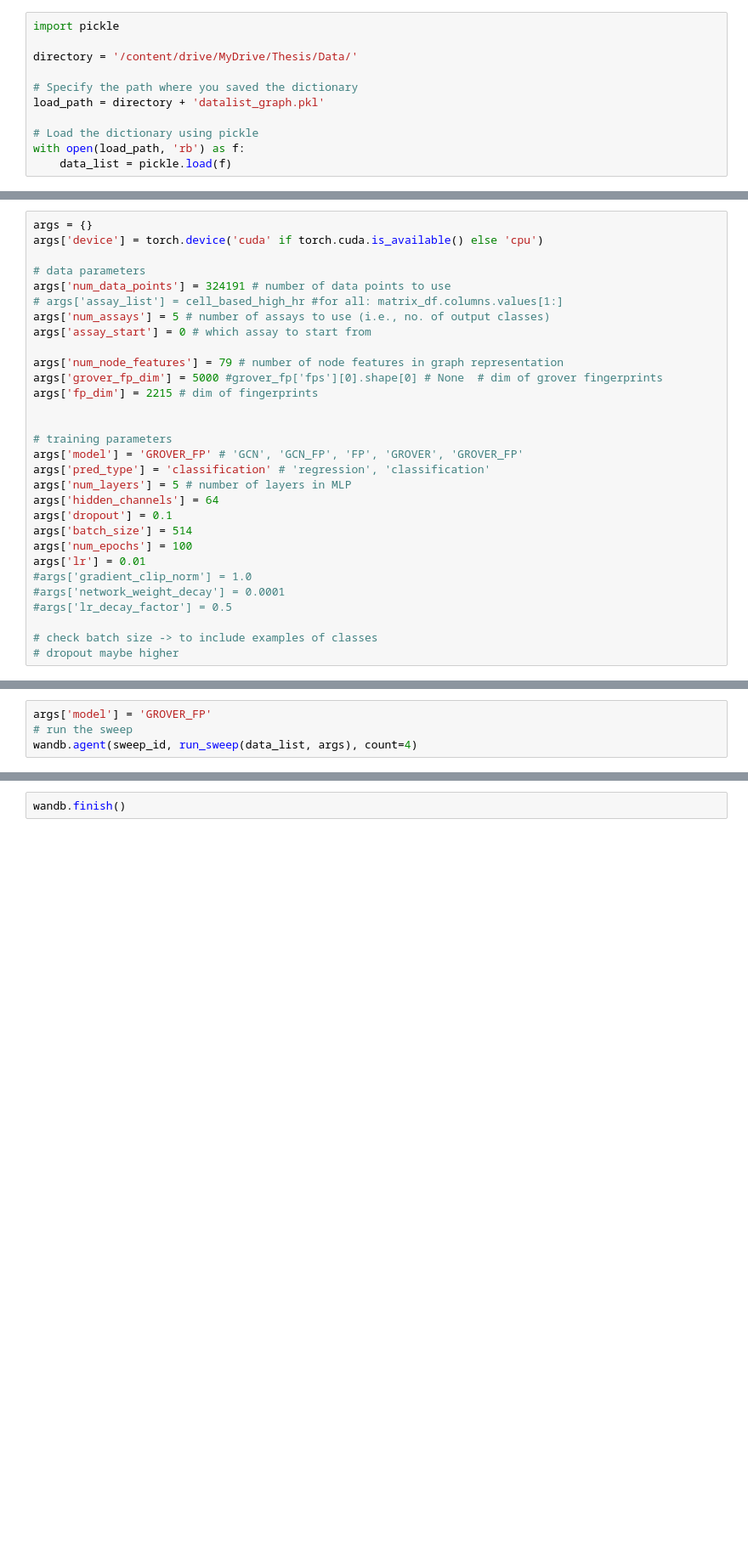
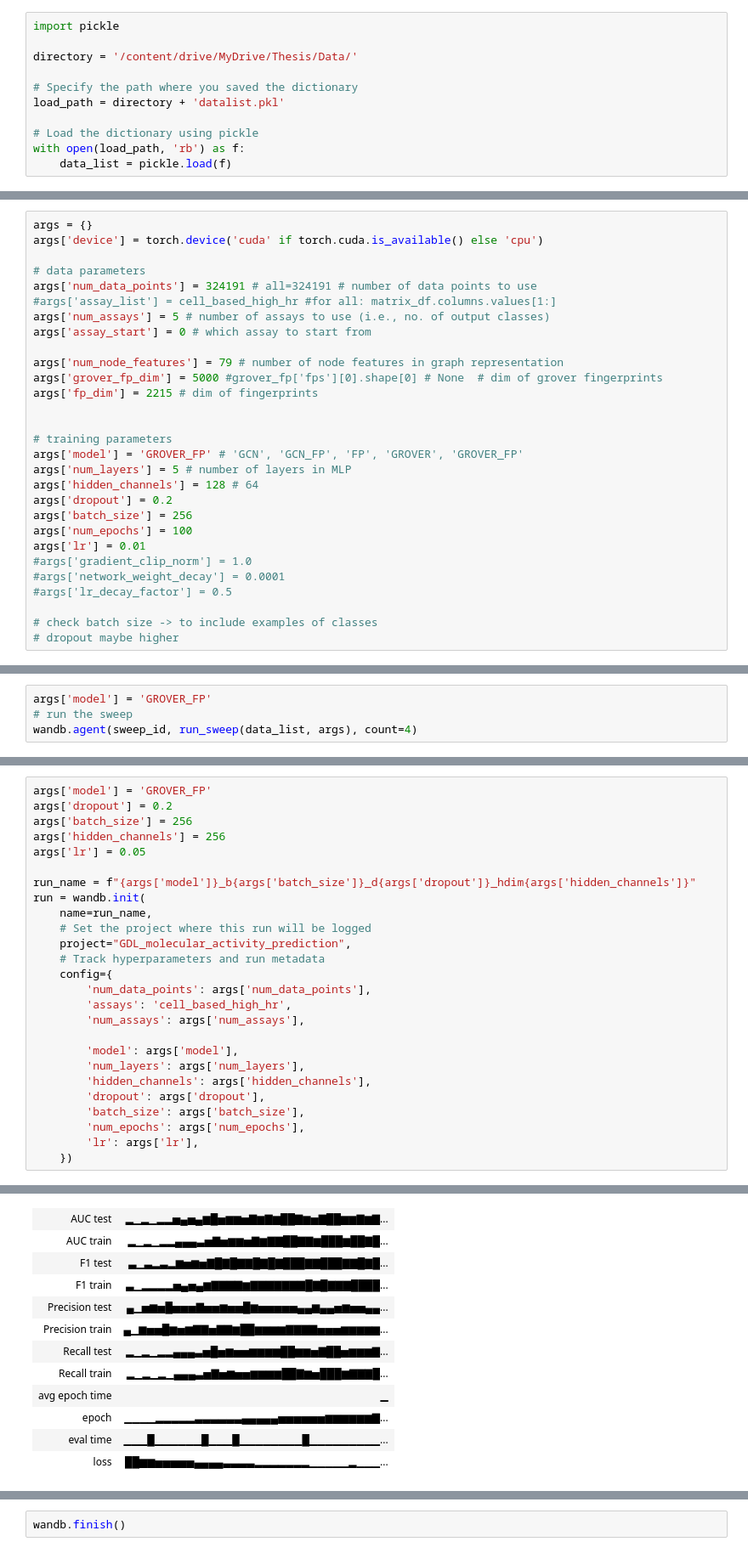
Before and after one commit to davidkubanek/Thesis, a Jupyter notebook: model_experiments.ipynb, the cells around one changed output, grey strips where cells are left out. Shown at 85% size. Drawn from its saved outputs; the diff is of its cells as text; blank space fills up the shorter version.

```diff
--- a/model_experiments.ipynb
+++ b/model_experiments.ipynb
@@ -157,7 +175,7 @@ import pickle
 directory = '/content/drive/MyDrive/Thesis/Data/'
 
 # Specify the path where you saved the dictionary
-load_path = directory + 'datalist_graph.pkl'
+load_path = directory + 'datalist.pkl'
 
 # Load the dictionary using pickle
 with open(load_path, 'rb') as f:
@@ -567,8 +576,8 @@ args = {}
 args['device'] = torch.device('cuda' if torch.cuda.is_available() else 'cpu')
 
 # data parameters
-args['num_data_points'] = 324191 # number of data points to use
-# args['assay_list'] = cell_based_high_hr #for all: matrix_df.columns.values[1:]
+args['num_data_points'] = 324191 # all=324191 # number of data points to use
+#args['assay_list'] = cell_based_high_hr #for all: matrix_df.columns.values[1:]
 args['num_assays'] = 5 # number of assays to use (i.e., no. of output classes)
 args['assay_start'] = 0 # which assay to start from
 
@@ -579,11 +588,10 @@ args['fp_dim'] = 2215 # dim of fingerprints
 
 # training parameters
 args['model'] = 'GROVER_FP' # 'GCN', 'GCN_FP', 'FP', 'GROVER', 'GROVER_FP'
-args['pred_type'] = 'classification' # 'regression', 'classification'
 args['num_layers'] = 5 # number of layers in MLP
-args['hidden_channels'] = 64
-args['dropout'] = 0.1
-args['batch_size'] = 514
+args['hidden_channels'] = 128 # 64
+args['dropout'] = 0.2
+args['batch_size'] = 256
 args['num_epochs'] = 100
 args['lr'] = 0.01
 #args['gradient_clip_norm'] = 1.0
@@ -694,0 +661,27 @@ wandb.agent(sweep_id, run_sweep(data_list, args), count=4)
+# %%
+args['model'] = 'GROVER_FP'
+args['dropout'] = 0.2
+args['batch_size'] = 256
+args['hidden_channels'] = 256
+args['lr'] = 0.05
+
+run_name = f"{args['model']}_b{args['batch_size']}_d{args['dropout']}_hdim{args['hidden_channels']}"
+run = wandb.init(
+    name=run_name,
+    # Set the project where this run will be logged
+    project="GDL_molecular_activity_prediction",
+    # Track hyperparameters and run metadata
+    config={
+        'num_data_points': args['num_data_points'],
+        'assays': 'cell_based_high_hr',
+        'num_assays': args['num_assays'],
+
+        'model': args['model'],
+        'num_layers': args['num_layers'],
+        'hidden_channels': args['hidden_channels'],
+        'dropout': args['dropout'],
+        'batch_size': args['batch_size'],
+        'num_epochs': args['num_epochs'],
+        'lr': args['lr'],
+    })
+# %% [output]
@@ -694,0 +691,12 @@ wandb.agent(sweep_id, run_sweep(data_list, args), count=4)
+| AUC test | ▂▁▂▁▂▂▅▄▅▄▆█▅▆▆▅▇▆▇▆██▇▆▅▇██▆▆▇▆▇... |
+| AUC train | ▂▁▂▁▂▂▄▄▄▃▅▇▅▆▆▅▇▆▇▇██▇▇▆███▆██▇█... |
+| F1 test | ▃▁▃▂▃▂▆▅▆▅▇█▇█▇▇█▇█▇███▇▇███▇▇█▇█... |
+| F1 train | ▃▁▂▂▂▂▅▄▅▄▆▇▇▇▇▆▇▇▇▇▇▇▇█▇█▇▇▇████... |
+| Precision test | ▄▁▅▆▅█▅▅▅▇▅▅▆▅▅█▆▅▅▅▅▅▄▄▆▄▄▅▆▅▅▄▄... |
+| Precision train | ▄▁▆▅▅█▆▅▆▇▇▅▇▇▆██▆▆▆▆▇▇▇▇▅▅▅▆▆▆▆▆... |
+| Recall test | ▂▁▂▁▂▂▄▄▄▃▅█▅▆▅▅▆▆▆▆██▆▆▅▇██▅▆▆▆▇... |
+| Recall train | ▂▁▂▁▂▁▄▄▄▃▅▇▅▆▅▅▆▆▆▆██▇▆▅███▆▇▇▇█... |
+| avg epoch time | ▁ |
+| epoch | ▁▁▁▁▂▂▂▂▂▃▃▃▃▃▃▄▄▄▄▄▅▅▅▅▅▅▆▆▆▆▆▆▇... |
+| eval time | ▁▁▁█▁▁▁▁▁▁█▁▁▁█▁▁▁▁▁▁▁▁█▁▁▁▁▁▁▁▁▁... |
+| loss | ██▆▆▅▅▅▅▅▄▄▄▄▃▃▃▃▂▂▂▂▂▂▂▁▁▁▁▁▂▁▁▁... |
```
Also changed, not shown: parts of 12 cells of this notebook.
